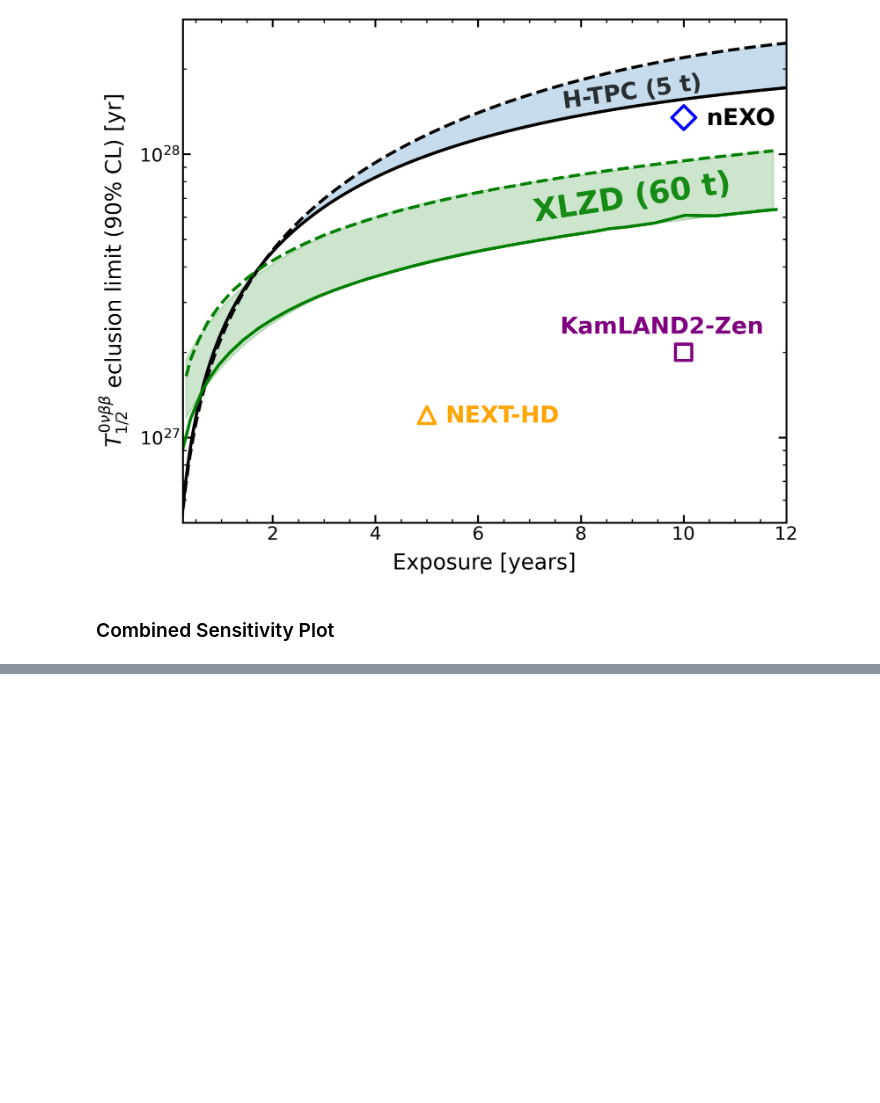
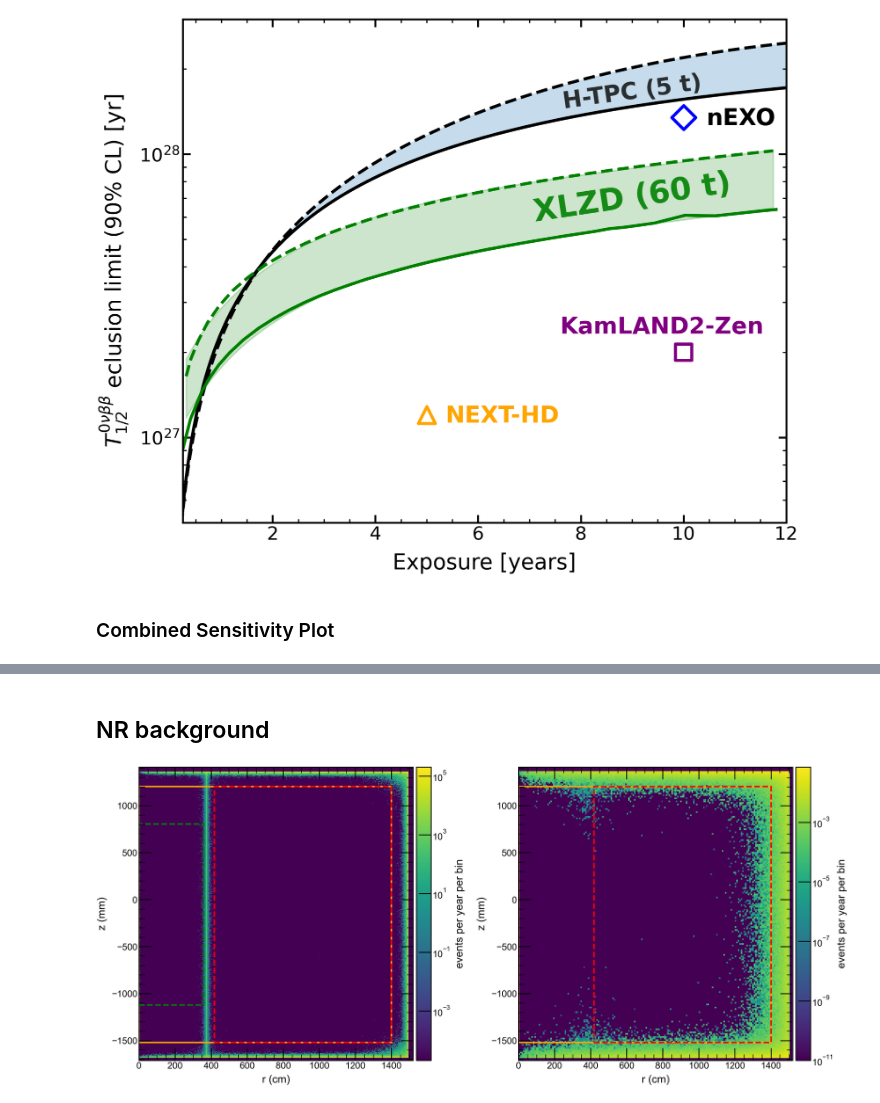
Before and after one commit to jpienaar13/HermeticTPC, a Jupyter notebook: common_plots/plotter.ipynb, the cells around one changed output, grey strips where cells are left out. Drawn from its saved outputs; the diff is of its cells as text; code cells hidden in the pictures; blank space fills up the shorter version.

Commit message:
Add NR bkg histograms

```diff
--- a/common_plots/plotter.ipynb
+++ b/common_plots/plotter.ipynb
@@ -294,0 +296,67 @@ plt.show()
+# %% [markdown]
+## NR background
+# %%
+import h5py
+hdf = h5py.File("data/NR_plot_data.hdf5", "r")
+
+r_co_min = 328.22
+r_co_max = 418.28
+
+r_opt = 1400.0
+z_min_opt = -1519.5
+z_max_opt = 1203.0
+
+_h_rz_total_values = hdf["NR_rz_total"]["values"][:]
+_h_rz_total_edges = [hdf["NR_rz_total"]["axis_0_edges"][:], hdf["NR_rz_total"]["axis_1_edges"][:]]
+
+hdf = h5py.File("data/ER_plot_data.hdf5", "r")
+_h_rz_ER_values = hdf["ER_rz_total"]["values"][:]
+_h_rz_ER_edges = [hdf["ER_rz_total"]["axis_0_edges"][:], hdf["ER_rz_total"]["axis_1_edges"][:]]
+
+z_min_0vbb = (z_min_opt+z_max_opt)/2-962.5
+z_max_0vbb = (z_min_opt+z_max_opt)/2+962.5
+# %%
+fig, (ax1, ax3) = plt.subplots(nrows=1, ncols=2, figsize=(14, 6))
+
+cmap = mpl.cm.viridis.copy()
+low_color = cmap(0.0)
+cmap.set_bad(low_color)
+cmap.set_under(low_color)
+
+data = _h_rz_ER_values
+data_mask = np.ma.masked_equal(data, 0)
+norm = mpl.colors.LogNorm(vmin=np.nanmax([data_mask.min(), 1e-11]), vmax=data_mask.max())
+
+pcm1 = ax1.pcolormesh(*_h_rz_ER_edges, _h_rz_ER_values.T, norm=norm, cmap=cmap)
+ax1.add_patch(plt.Rectangle((0, z_min_opt), r_opt, z_max_opt-z_min_opt, color='orange', fill=False, linestyle='-', linewidth=2))
+ax1.add_patch(plt.Rectangle((r_co_max, z_min_opt), r_opt-r_co_max, z_max_opt-z_min_opt, color='red', fill=False, linestyle='--', linewidth=2))
+ax1.add_patch(plt.Rectangle((0, z_min_0vbb), 360, z_max_0vbb-z_min_0vbb, color='green', fill=False, linestyle='--', linewidth=2))
+ax1.set_facecolor(low_color)
+
+ax1.set_xlim(0, 1520)
+ax1.set_ylim(-1710, 1410)
+
+ax1.set_xlabel("r (cm)")
+ax1.set_ylabel("z (mm)")
+
+data = _h_rz_total_values
+data_mask = np.ma.masked_equal(data, 0)
+norm = mpl.colors.LogNorm(vmin=np.nanmax([data_mask.min(), 1e-11]), vmax=data_mask.max())
+
+pcm3 = ax3.pcolormesh(*_h_rz_total_edges, _h_rz_total_values.T, norm=norm, cmap=cmap)
+ax3.add_patch(plt.Rectangle((0, z_min_opt), r_opt, z_max_opt-z_min_opt, color='orange', fill=False, linestyle='-', linewidth=2))
+ax3.add_patch(plt.Rectangle((r_co_max, z_min_opt), r_opt-r_co_max, z_max_opt-z_min_opt, color='red', fill=False, linestyle='--', linewidth=2))
+
+ax3.set_xlim(0, 1520)
+ax3.set_ylim(-1710, 1410)
+
+ax3.set_xlabel("r (cm)")
+ax3.set_ylabel("z (mm)")
+
+plt.colorbar(pcm1, label="events per year per bin", ax=ax1, pad=0.01)
+plt.colorbar(pcm3, label="events per year per bin", ax=ax3, pad=0.01)
+fig.tight_layout()
+
+plt.show()
+# %% [output]
+[figure, added]
```
Also changed, not shown: parts of 2 cells of this notebook, 3 other files.
